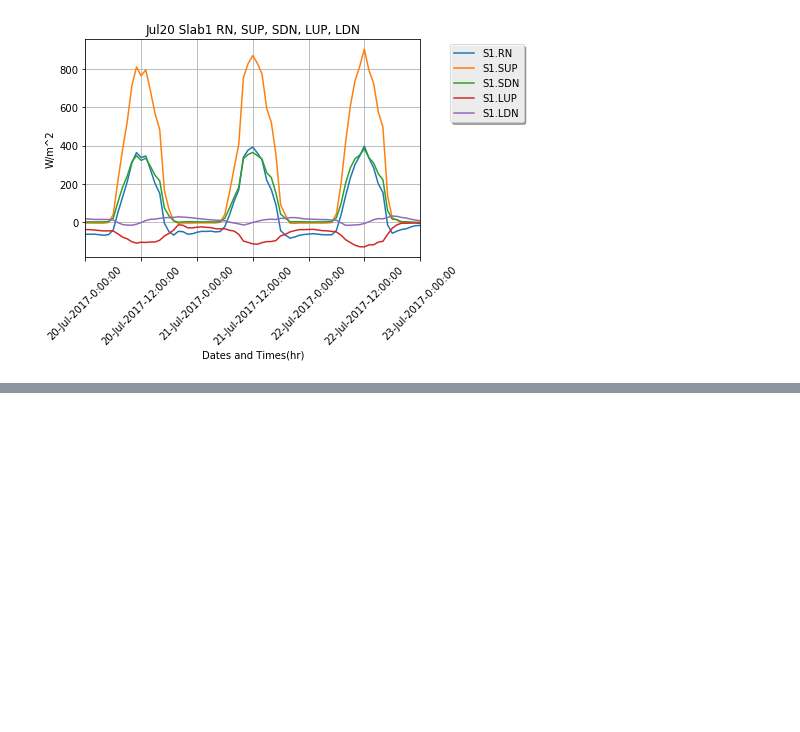
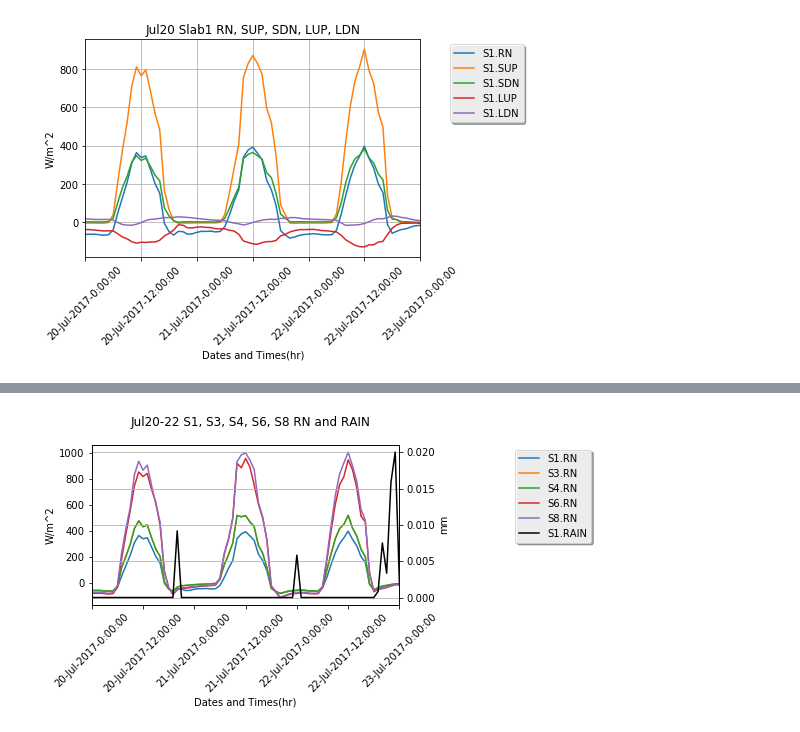
Before and after one commit to mattandersoninf/ALDataAnalysis, a Jupyter notebook: Jul20_Jul22_Analysis.ipynb, the cells around one changed output, grey strips where cells are left out. Saved outputs shown, nothing was run; the diff lists cells and outputs as text; code cells hidden in the pictures; blank space fills up the shorter version.

```diff
--- a/Jul20_Jul22_Analysis.ipynb
+++ b/Jul20_Jul22_Analysis.ipynb
@@ -1296,0 +338,24 @@ py.iplot(fig51, filename='S8_MH2O')
+# %%
+fig, ax1 = plt.subplots()
+ax2 = ax1.twinx()
+ax1.plot(x, np_s1_rn, label='S1.RN')
+ax1.plot(x, np_s3_rn, label='S3.RN')
+ax1.plot(x, np_s4_rn, label='S4.RN')
+ax1.plot(x, np_s6_rn, label='S6.RN')
+ax1.plot(x, np_s8_rn, label='S8.RN')
+ax2.plot(x, np_s1_rain, 'k', label='S1.RAIN')
+h1, l1 = ax1.get_legend_handles_labels()
+h2, l2 = ax2.get_legend_handles_labels()
+ax1.legend(h1+h2, l1+l2,loc='upper center', bbox_to_anchor=(1.5, 1.0), shadow=True, ncol=1)
+ax1.set_xlim(xlim)
+ax1.set_xticks(xticks)
+ax1.set_xticklabels(xlabels, rotation=45)
+ax1.set_xlabel('Dates and Times(hr)')
+ax1.set_ylabel('W/m^2')
+ax2.set_ylabel('mm')
+fig.tight_layout()
+fig.suptitle('Jul20-22 S1, S3, S4, S6, S8 RN and RAIN', y =1.05)
+plt.grid(True)
+plt.show()
+# %% [output]
+[figure, added]
```
Also changed, not shown: parts of 55 cells of this notebook.
